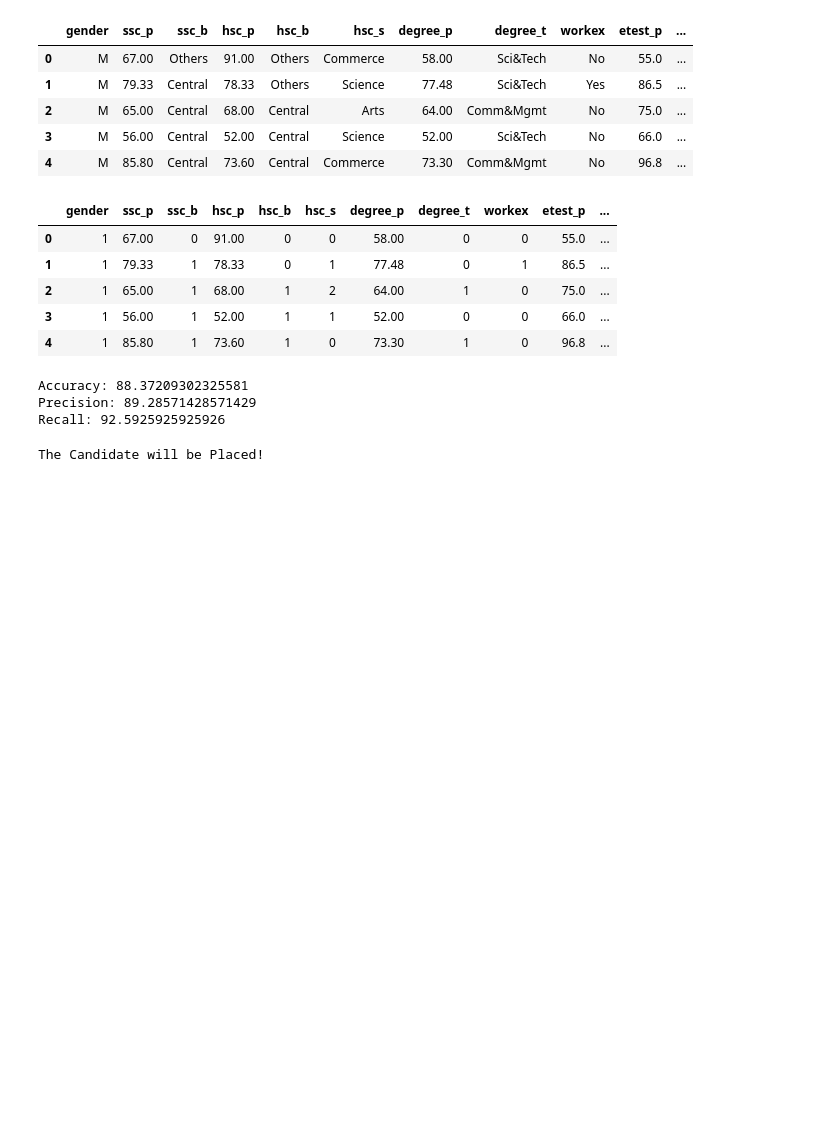
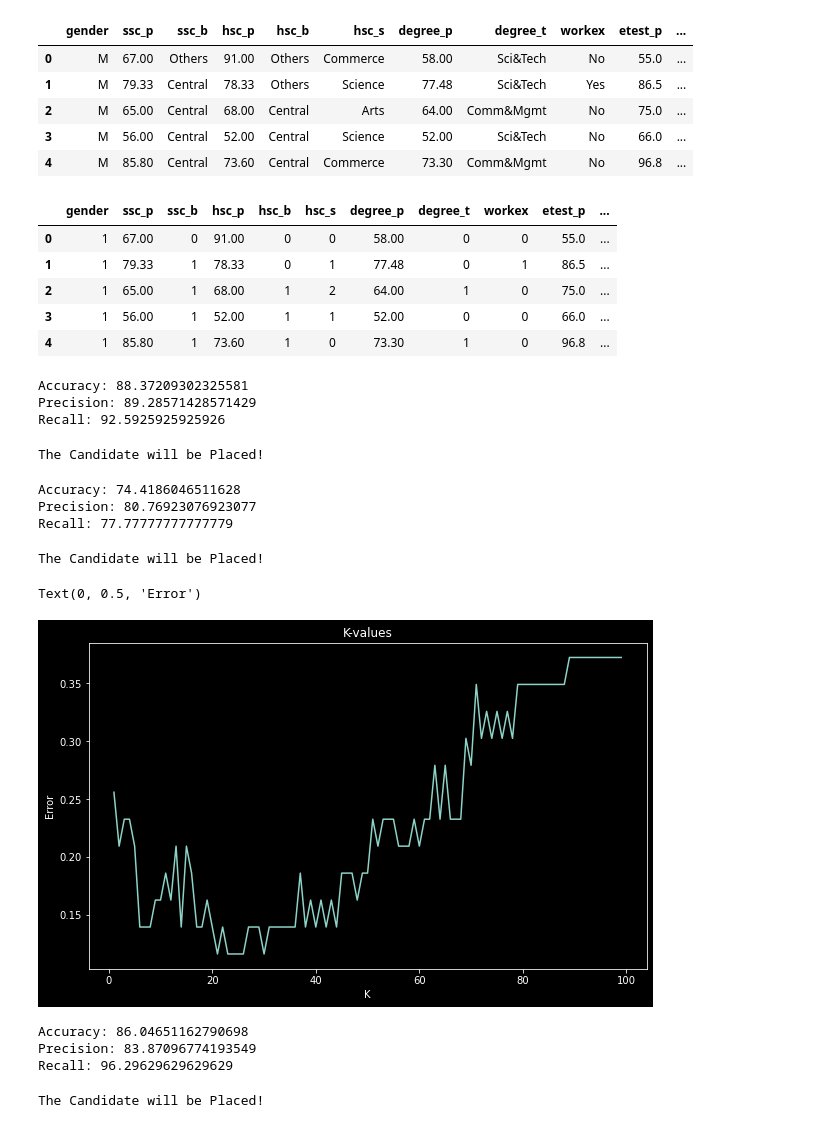
Before and after one commit to naimackerman/FP-KK, a Jupyter notebook: fp.ipynb, the cells around one changed output. Cells and saved outputs as stored; diff of their text form; code cells hidden in the pictures; blank space fills up the shorter version.

```diff
--- a/fp.ipynb
+++ b/fp.ipynb
@@ -275,0 +278,37 @@ The Candidate will be Placed!
+# %%
+knn = KNeighborsClassifier(n_neighbors=1)
+knn.fit(X_train, y_train)
+prediction = knn.predict(X_test)
+# %%
+print("Accuracy:", accuracy_score(y_test, prediction) * 100)
+print("Precision:", precision_score(y_test, prediction) * 100)
+print("Recall:", recall_score(y_test, prediction) * 100)
+# %% [output]
+Accuracy: 74.4186046511628
+Precision: 80.76923076923077
+Recall: 77.77777777777779
+# %%
+user_input2 = [[67.00, 91.00, 58.00, 0, 58.80, 55.00, 1, 0, 1]]
+user_pred2 = knn.predict(user_input2)
+if user_pred1 == 1:
+    print("The Candidate will be Placed!")
+else:
+    print("The Candidate won't be Placed :(")
+# %% [output]
+The Candidate will be Placed!
+# %%
+error = []
+for i in  range(1,100):
+    knn = KNeighborsClassifier(n_neighbors=i)
+    knn.fit(X_train, y_train)
+    pred_i = knn.predict(X_test)
+    error.append(np.mean(pred_i != y_test))
+# %%
+plt.figure(figsize=(10,6))
+plt.plot(range(1, 100), error)
+plt.title('K-values')
+plt.xlabel('K')
+plt.ylabel('Error')
+# %% [output]
+Text(0, 0.5, 'Error')
+[figure, added]
@@ -275,0 +319,17 @@ The Candidate will be Placed!
+# %%
+print("Accuracy:", accuracy_score(y_test, prediction1) * 100)
+print("Precision:", precision_score(y_test, prediction1) * 100)
+print("Recall:", recall_score(y_test, prediction1) * 100)
+# %% [output]
+Accuracy: 86.04651162790698
+Precision: 83.87096774193549
+Recall: 96.29629629629629
+# %%
+user_input3 = [[67.00, 91.00, 58.00, 0, 58.80, 55.00, 1, 0, 1]]
+user_pred3 = knn1.predict(user_input1)
+if user_pred3 == 1:
+    print("The Candidate will be Placed!")
+else:
+    print("The Candidate won't be Placed :(")
+# %% [output]
+The Candidate will be Placed!
```
Also changed, not shown: parts of 14 cells of this notebook.
